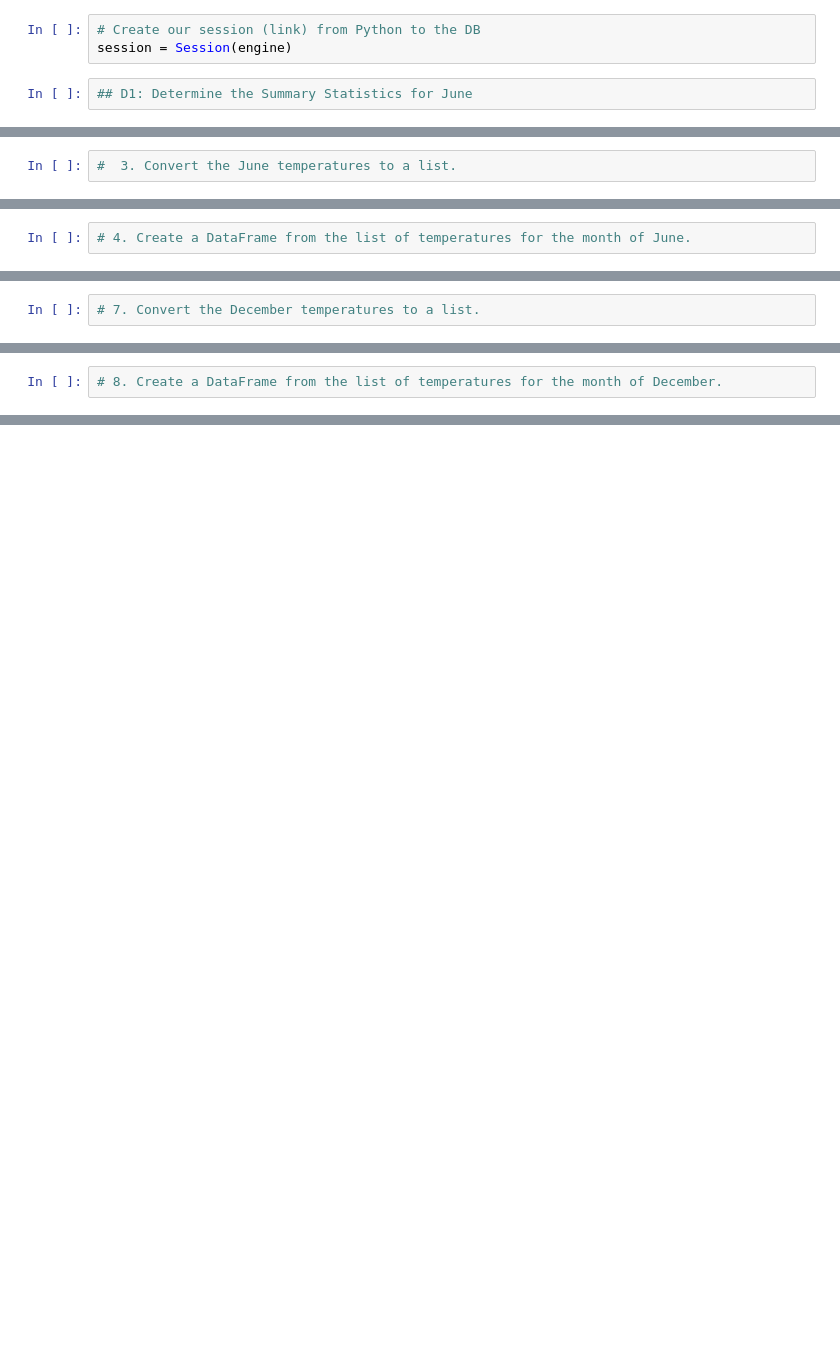
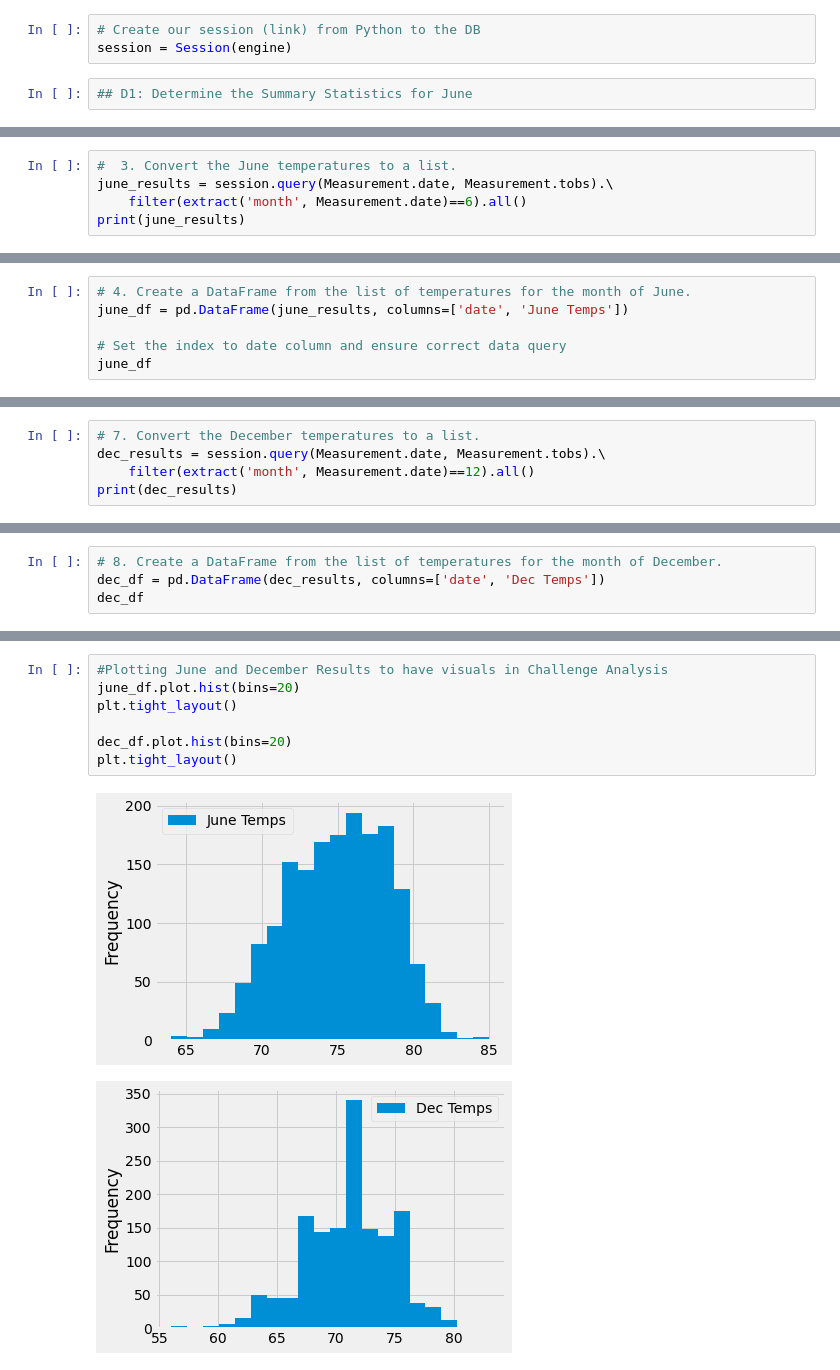
Before and after one commit to remsic12/surfs_up, a Jupyter notebook: SurfsUp_Challenge.ipynb, the cells around one changed output, grey strips where cells are left out. Cells and saved outputs as stored; diff of their text form; blank space fills up the shorter version.

Commit message:
adding final part of challenge

```diff
--- a/SurfsUp_Challenge.ipynb
+++ b/SurfsUp_Challenge.ipynb
@@ -31,2 +42,5 @@ from sqlalchemy import extract
 # %%
 #  3. Convert the June temperatures to a list.
+june_results = session.query(Measurement.date, Measurement.tobs).\
+    filter(extract('month', Measurement.date)==6).all()
+print(june_results)
@@ -33,2 +49,6 @@ from sqlalchemy import extract
 # %%
 # 4. Create a DataFrame from the list of temperatures for the month of June.
+june_df = pd.DataFrame(june_results, columns=['date', 'June Temps'])
+
+# Set the index to date column and ensure correct data query
+june_df
@@ -39,2 +122,5 @@ from sqlalchemy import extract
 # %%
 # 7. Convert the December temperatures to a list.
+dec_results = session.query(Measurement.date, Measurement.tobs).\
+    filter(extract('month', Measurement.date)==12).all()
+print(dec_results)
@@ -41,2 +129,4 @@ from sqlalchemy import extract
 # %%
 # 8. Create a DataFrame from the list of temperatures for the month of December.
+dec_df = pd.DataFrame(dec_results, columns=['date', 'Dec Temps'])
+dec_df
@@ -44,0 +186,10 @@ from sqlalchemy import extract
+# %%
+#Plotting June and December Results to have visuals in Challenge Analysis
+june_df.plot.hist(bins=20)
+plt.tight_layout()
+
+dec_df.plot.hist(bins=20)
+plt.tight_layout()
+# %% [output]
+[figure, added]
+[figure, added]
```
Also changed, not shown: parts of 14 cells of this notebook, 1 other file.
